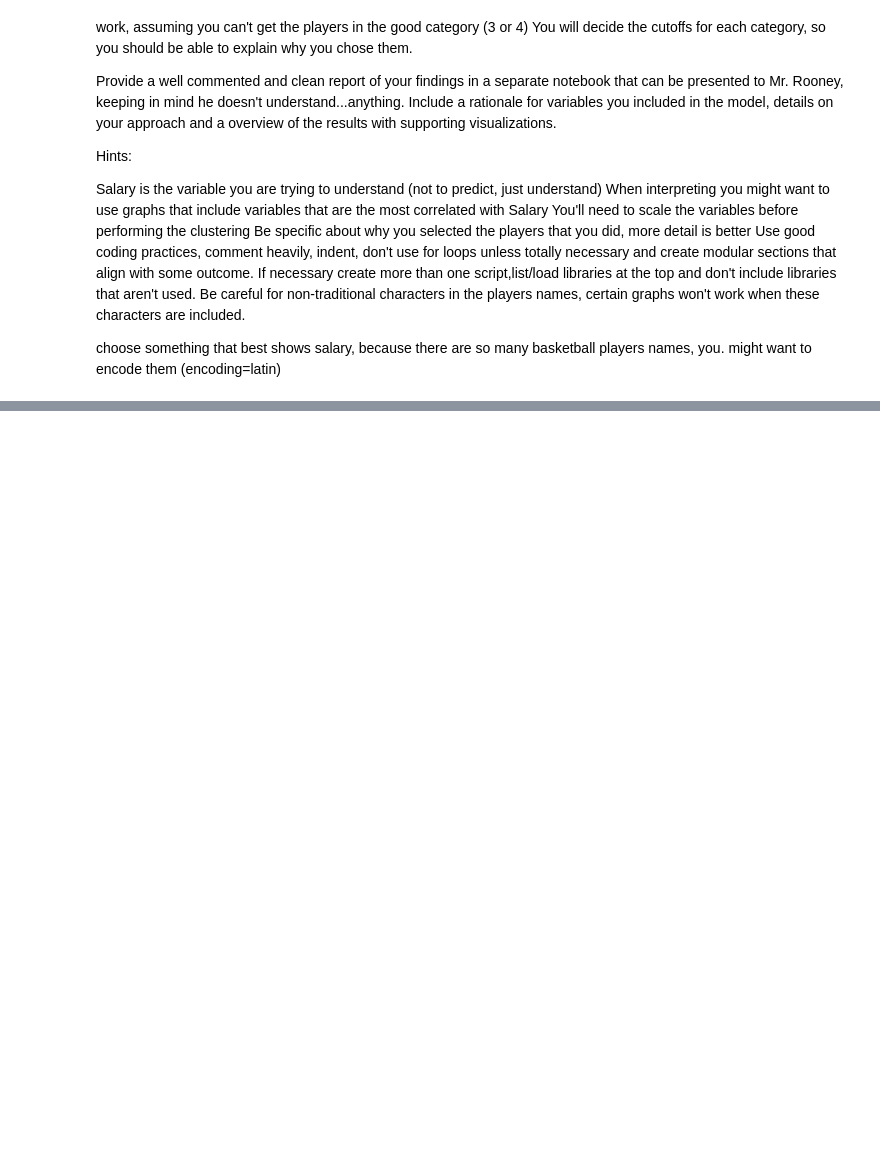
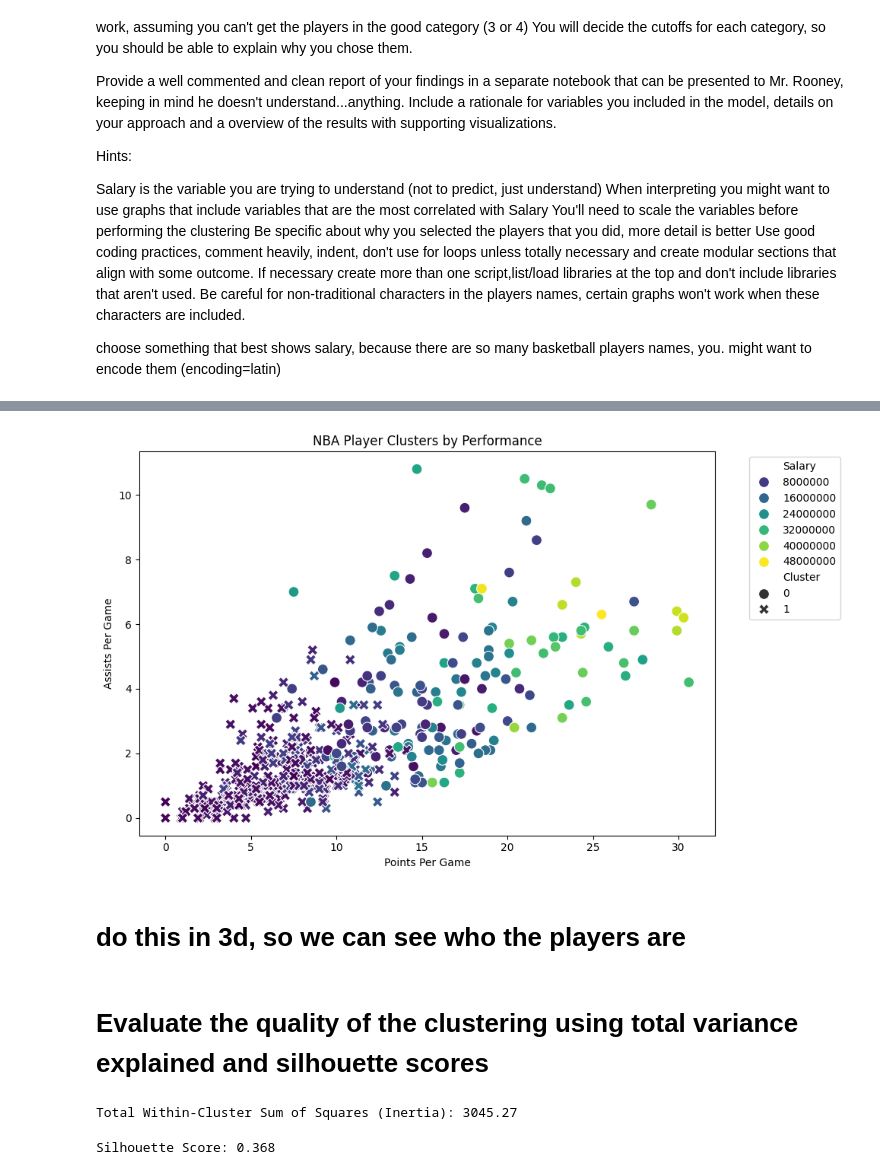
Before and after one commit to yxb8mh/DS-3021, a Jupyter notebook: 10_kMeans Clustering/Lab-Clustering.ipynb, the cells around one changed output, grey strips where cells are left out. Saved outputs shown, nothing was run; the diff lists cells and outputs as text; code cells hidden in the pictures; blank space fills up the shorter version.

```diff
--- a/10_kMeans Clustering/Lab-Clustering.ipynb
+++ b/10_kMeans Clustering/Lab-Clustering.ipynb
@@ -67,0 +45,5 @@ an overview of how and why you made the choices you did. This should be at least
+# %%
+perf_df = pd.read_csv("/workspaces/DS-3021/data/nba_perf_22.csv", encoding = "latin")
+nba_salaries_df = pd.read_csv("/workspaces/DS-3021/data/nba_salaries_22.csv", encoding = "latin")
+perf_df.head()
+nba_salaries_df.head()
@@ -67,0 +272,45 @@ an overview of how and why you made the choices you did. This should be at least
+# %%
+import seaborn as sns
+import matplotlib.pyplot as plt
+
+# Create a scatterplot with:
+# - X-axis: Points
+# - Y-axis: Assists
+# - Hue: Salary (color gradient)
+# - Style: Cluster (marker shape)
+plt.figure(figsize=(10, 6))
+scatter = sns.scatterplot(
+    data=df,
+    x='PTS',
+    y='AST',
+    hue='Salary',          # color based on salary
+    style='Cluster',       # shape based on cluster
+    palette='viridis',     # color gradient
+    s=100                  # marker size
+)
+
+plt.title("NBA Player Clusters by Performance")
+plt.xlabel("Points Per Game")
+plt.ylabel("Assists Per Game")
+plt.legend(bbox_to_anchor=(1.05, 1), loc='upper left')
+plt.tight_layout()
+plt.show()
+# %% [output]
+[figure, added]
+# %% [markdown]
+# do this in 3d, so we can see who the players are
+# %% [markdown]
+# Evaluate the quality of the clustering using total variance explained and silhouette scores
+# %%
+# Inertia (Total Within-Cluster Sum of Squares)
+print(f"Total Within-Cluster Sum of Squares (Inertia): {kmeans.inertia_:.2f}")
+# %% [output]
+Total Within-Cluster Sum of Squares (Inertia): 3045.27
+# %%
+from sklearn.metrics import silhouette_score
+
+# Silhouette score (higher is better)
+sil_score = silhouette_score(X_scaled, kmeans.labels_)
+print(f"Silhouette Score: {sil_score:.3f}")
+# %% [output]
+Silhouette Score: 0.368
```
Also changed, not shown: parts of 41 cells of this notebook, 1 other file.
